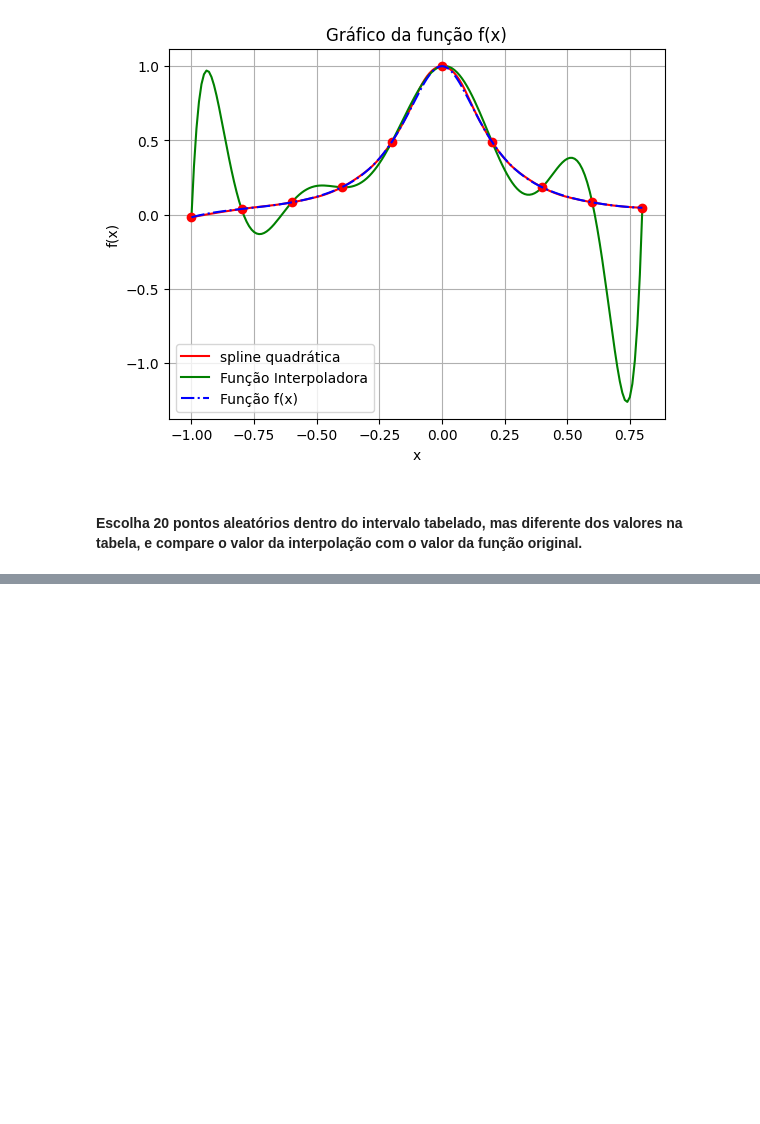
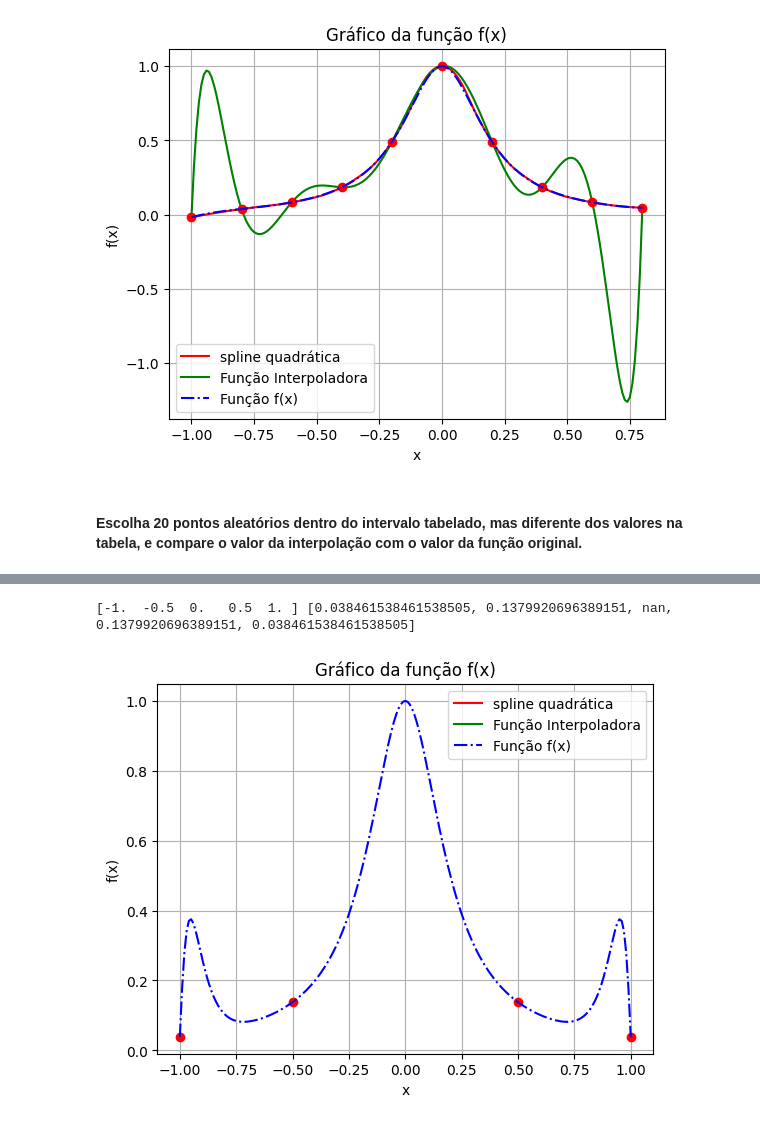
Before and after one commit to syannekaroline/MatematicaComputacional, a Jupyter notebook: ExercícioPratico05_Interpolacao.ipynb, the cells around one changed output, grey strips where cells are left out. Saved outputs shown, nothing was run; the diff lists cells and outputs as text; code cells hidden in the pictures; blank space fills up the shorter version.

```diff
--- a/ExercícioPratico05_Interpolacao.ipynb
+++ b/ExercícioPratico05_Interpolacao.ipynb
@@ -328,0 +378,9 @@ Results(polynomial_18,x,pontosy,False)
+# %%
+polynomial_15 = lambda x: (np.sin(np.pi*x**15)/ (np.pi*x) ) + (1/(1+ 25*x**2))
+x = np.linspace(-1, 1, 5)
+pontosy= list(map(polynomial_15, x))
+print(x,pontosy)
+Results(polynomial_15,x,pontosy)
+# %% [output]
+[-1.  -0.5  0.   0.5  1. ] [0.038461538461538505, 0.1379920696389151, nan, 0.1379920696389151, 0.038461538461538505]
+[figure, added]
```
Also changed, not shown: parts of 9 cells of this notebook, 5 other files.
